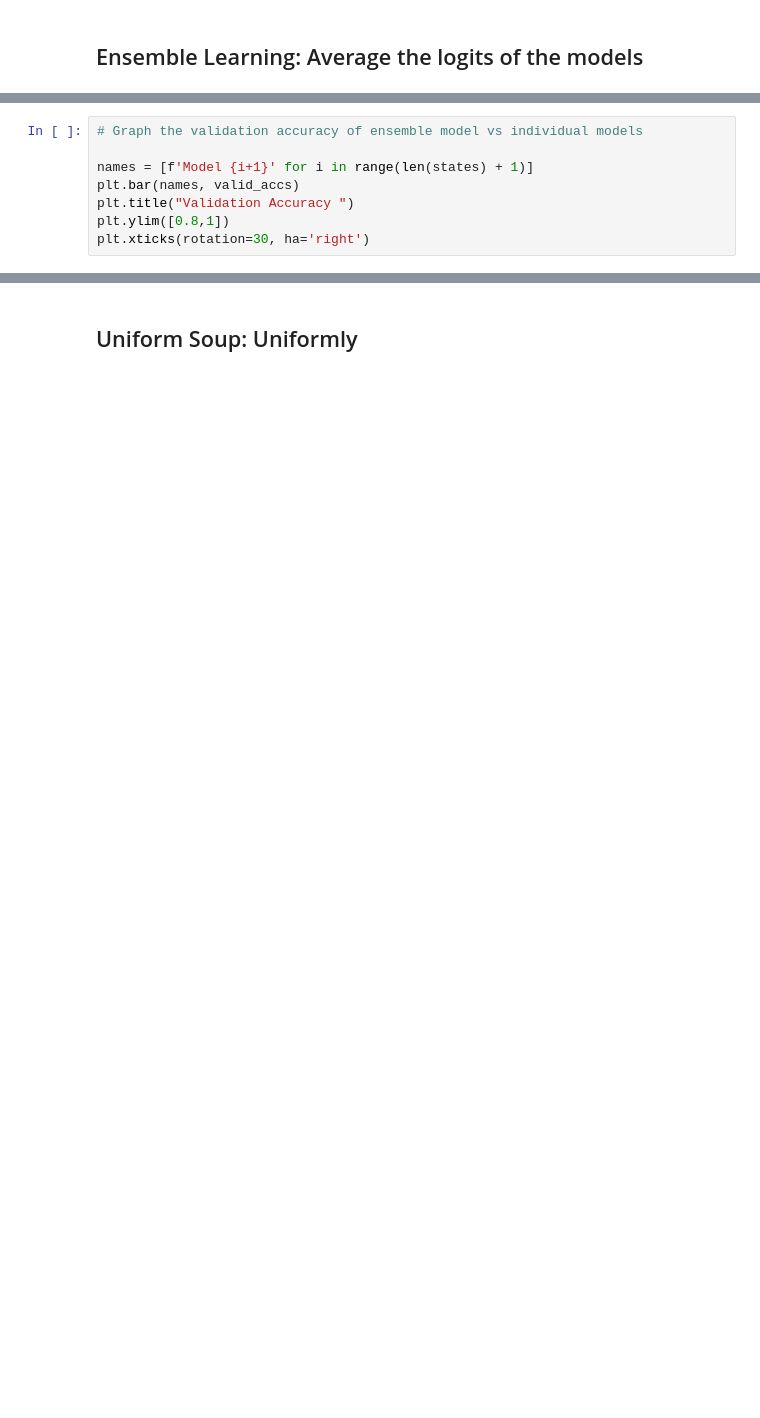
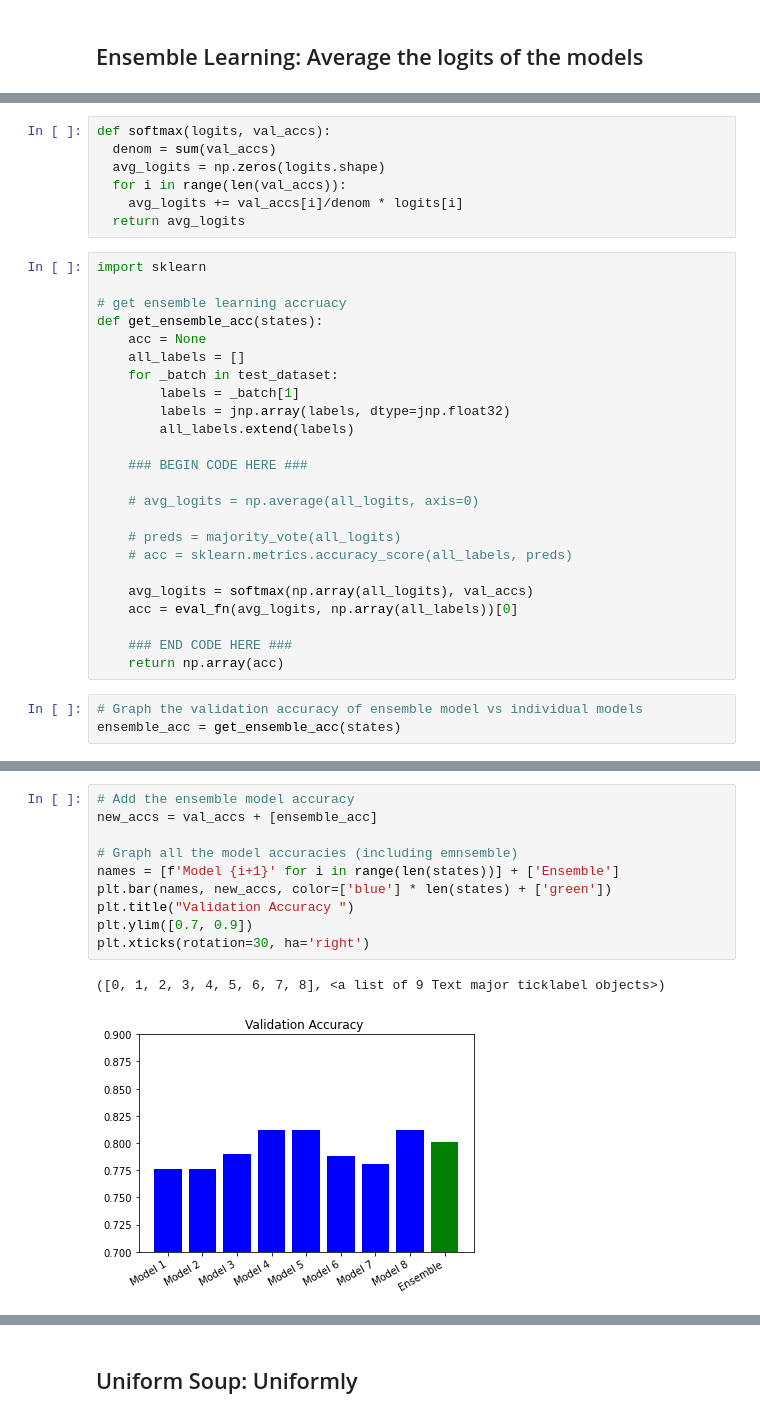
Before and after one commit to mikesterwild/CS182_FinalProj, a Jupyter notebook: model_soups.ipynb, the cells around one changed output, grey strips where cells are left out. Cells and saved outputs as stored; diff of their text form; blank space fills up the shorter version.

```diff
--- a/model_soups.ipynb
+++ b/model_soups.ipynb
@@ -118,0 +299,34 @@ def ensemble_acc(states):
+# %%
+def softmax(logits, val_accs):
+  denom = sum(val_accs)
+  avg_logits = np.zeros(logits.shape)
+  for i in range(len(val_accs)):
+    avg_logits += val_accs[i]/denom * logits[i]
+  return avg_logits
+# %%
+import sklearn
+
+# get ensemble learning accruacy
+def get_ensemble_acc(states):
+    acc = None
+    all_labels = []
+    for _batch in test_dataset:
+        labels = _batch[1]
+        labels = jnp.array(labels, dtype=jnp.float32)
+        all_labels.extend(labels)
+
+    ### BEGIN CODE HERE ###
+
+    # avg_logits = np.average(all_logits, axis=0)
+
+    # preds = majority_vote(all_logits)
+    # acc = sklearn.metrics.accuracy_score(all_labels, preds)
+
+    avg_logits = softmax(np.array(all_logits), val_accs)
+    acc = eval_fn(avg_logits, np.array(all_labels))[0]
+
+    ### END CODE HERE ###
+    return np.array(acc)
+# %%
+# Graph the validation accuracy of ensemble model vs individual models
+ensemble_acc = get_ensemble_acc(states)
@@ -119,8 +337,13 @@ def ensemble_acc(states):
 # %%
-# Graph the validation accuracy of ensemble model vs individual models
+# Add the ensemble model accuracy
+new_accs = val_accs + [ensemble_acc]
 
-names = [f'Model {i+1}' for i in range(len(states) + 1)]
-plt.bar(names, valid_accs)
+# Graph all the model accuracies (including emnsemble)
+names = [f'Model {i+1}' for i in range(len(states))] + ['Ensemble']
+plt.bar(names, new_accs, color=['blue'] * len(states) + ['green'])
 plt.title("Validation Accuracy ")
-plt.ylim([0.8,1])
+plt.ylim([0.7, 0.9])
 plt.xticks(rotation=30, ha='right')
+# %% [output]
+([0, 1, 2, 3, 4, 5, 6, 7, 8], <a list of 9 Text major ticklabel objects>)
+[figure, added]
```
Also changed, not shown: parts of 33 cells of this notebook, 1 other file.
